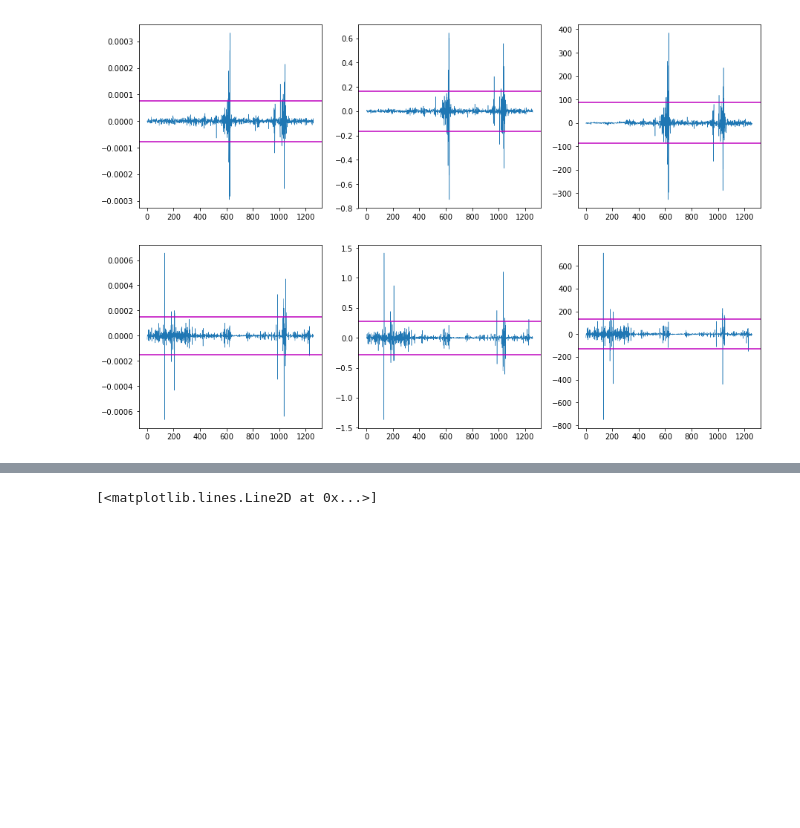
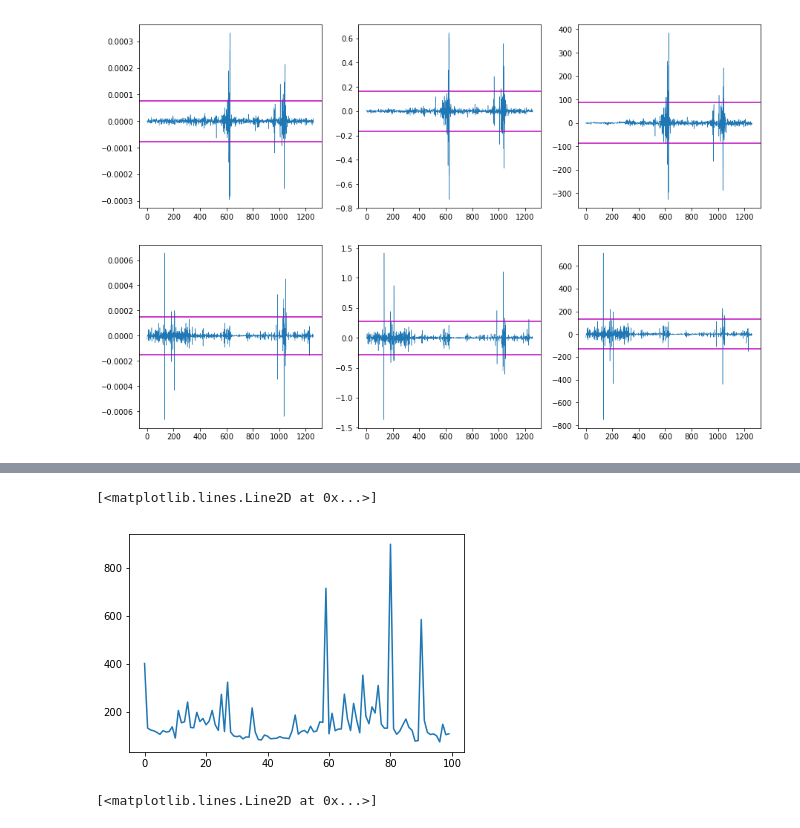
Before and after one commit to semeniuta/CarND-Advanced-Lane-Lines, a Jupyter notebook: 9_smoothing.ipynb, the cells around one changed output, grey strips where cells are left out. Drawn from its saved outputs; the diff is of its cells as text; code cells hidden in the pictures; blank space fills up the shorter version.

```diff
--- a/9_smoothing.ipynb
+++ b/9_smoothing.ipynb
@@ -103,3 +113,8 @@ plt.axhline(-all_diffs_right[:, 2].std() * 3, color='m')
+# %%
+plt.plot(all_curvatures[:100])
+# %% [output]
+[<matplotlib.lines.Line2D at 0x...>]
+[figure, added]
 # %%
 plt.plot(all_p_coefs_left[:, 0], linewidth=0.5)
 plt.plot(all_p_coefs_right[:, 0], linewidth=0.5)
```
Also changed, not shown: parts of 13 cells of this notebook, 3 other files.
